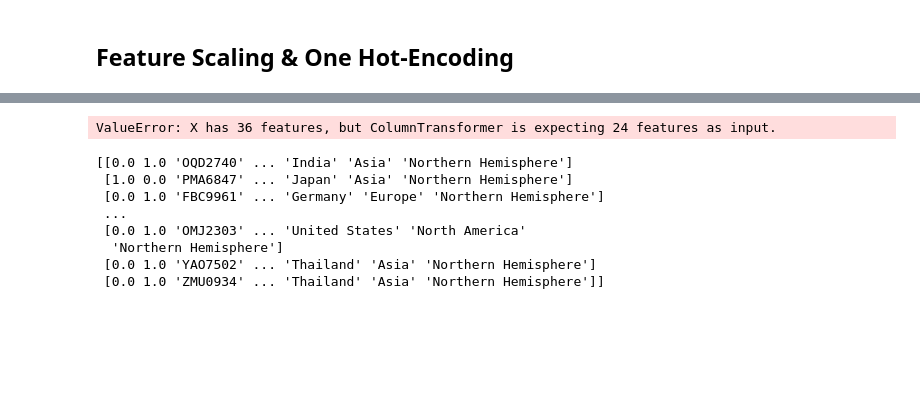
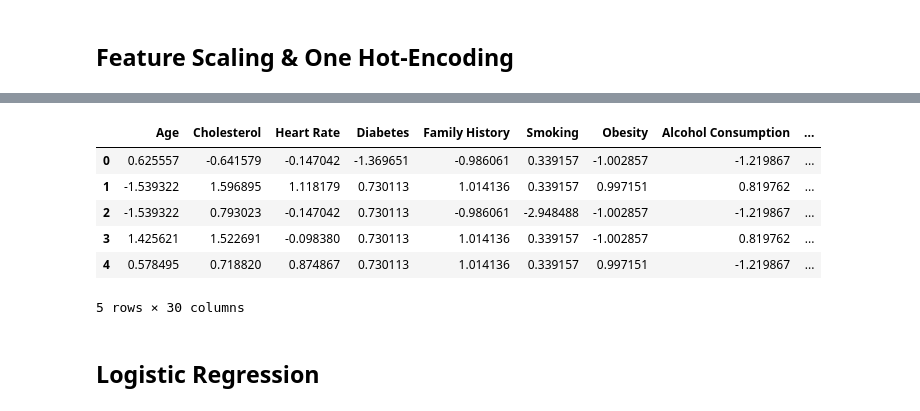
Before and after one commit to KimieCrafter/AI-Note-IIUM, a Jupyter notebook: Machine_Learning/Asgmt 2/Asgmt-2.ipynb, the cells around one changed output, grey strips where cells are left out. Drawn from its saved outputs; the diff is of its cells as text; code cells hidden in the pictures; blank space fills up the shorter version.

```diff
--- a/Machine_Learning/Asgmt 2/Asgmt-2.ipynb
+++ b/Machine_Learning/Asgmt 2/Asgmt-2.ipynb
@@ -136,24 +138,0 @@ for i, col in enumerate(dataset.columns[:-1]):  # Exclude the target column if n
-# %%
-from sklearn.preprocessing import OneHotEncoder
-from sklearn.compose import ColumnTransformer
-
-categorical_features = [1, 21, 22]  # Column indices for categorical features in X
-
-# Apply one-hot encoding
-ct = ColumnTransformer(transformers=[('encoder', OneHotEncoder(), categorical_features)], remainder='passthrough')
-X_train = ct.fit_transform(X_train)
-X_train = ct.transform(X_train)
-X_test = ct.transform(X_test)
-# %% [output]
-ValueError: X has 36 features, but ColumnTransformer is expecting 24 features as input.
-# %%
-print(X_train)
-# %% [output]
-[[0.0 1.0 'OQD2740' ... 'India' 'Asia' 'Northern Hemisphere']
- [1.0 0.0 'PMA6847' ... 'Japan' 'Asia' 'Northern Hemisphere']
- [0.0 1.0 'FBC9961' ... 'Germany' 'Europe' 'Northern Hemisphere']
- ...
- [0.0 1.0 'OMJ2303' ... 'United States' 'North America'
-  'Northern Hemisphere']
- [0.0 1.0 'YAO7502' ... 'Thailand' 'Asia' 'Northern Hemisphere']
- [0.0 1.0 'ZMU0934' ... 'Thailand' 'Asia' 'Northern Hemisphere']]
@@ -170,0 +139,45 @@ print(X_train)
+# %%
+from sklearn.preprocessing import StandardScaler, OneHotEncoder
+from sklearn.compose import ColumnTransformer
+
+# Identify features
+numeric_features = dataset_Cleaned.select_dtypes(include=['int64', 'float64']).columns.drop('Heart Attack Risk')
+categorical_features = dataset_Cleaned.select_dtypes(include=['object']).columns
+
+# Define transformers
+numeric_transformer = StandardScaler()
+categorical_transformer = OneHotEncoder(drop='first', sparse_output=False)
+
+# Combine transformations
+preprocessor = ColumnTransformer(
+    transformers=[
+        ('num', numeric_transformer, numeric_features),
+        ('cat', categorical_transformer, categorical_features)
+    ]
+)
+
+# Apply transformations
+X_transformed = preprocessor.fit_transform(dataset_Cleaned.drop(columns='Heart Attack Risk'))
+
+# Get the column names for the transformed data
+encoded_cat_features = preprocessor.named_transformers_['cat'].get_feature_names_out(categorical_features)
+transformed_columns = numeric_features.tolist() + encoded_cat_features.tolist()
+
+# Create transformed DataFrame
+df_transformed = pd.DataFrame(X_transformed, columns=transformed_columns) # type: ignore
+
+# Add target back
+df_transformed['Heart Attack Risk'] = dataset_Cleaned['Heart Attack Risk'].values
+# %%
+
+df_transformed.head()
+# %% [output]
+|  | Age | Cholesterol | Heart Rate | Diabetes | Family History | Smoking | Obesity | Alcohol Consumption | ... |
+| 0 | 0.625557 | -0.641579 | -0.147042 | -1.369651 | -0.986061 | 0.339157 | -1.002857 | -1.219867 | ... |
+| 1 | -1.539322 | 1.596895 | 1.118179 | 0.730113 | 1.014136 | 0.339157 | 0.997151 | 0.819762 | ... |
+| 2 | -1.539322 | 0.793023 | -0.147042 | 0.730113 | -0.986061 | -2.948488 | -1.002857 | -1.219867 | ... |
+| 3 | 1.425621 | 1.522691 | -0.098380 | 0.730113 | 1.014136 | 0.339157 | -1.002857 | 0.819762 | ... |
+| 4 | 0.578495 | 0.718820 | 0.874867 | 0.730113 | 1.014136 | 0.339157 | 0.997151 | -1.219867 | ... |
+5 rows × 30 columns
+# %% [markdown]
+## Logistic Regression
```
Also changed, not shown: parts of 13 cells of this notebook.
